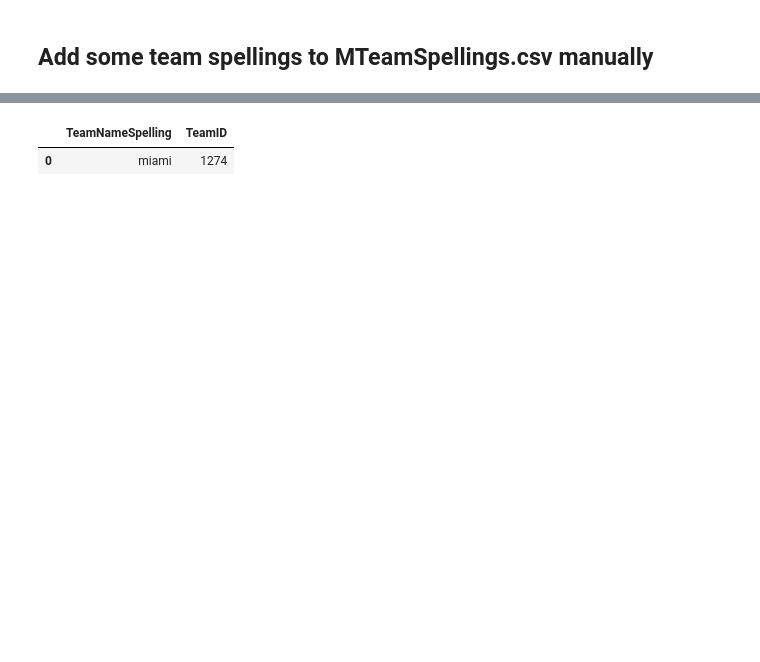
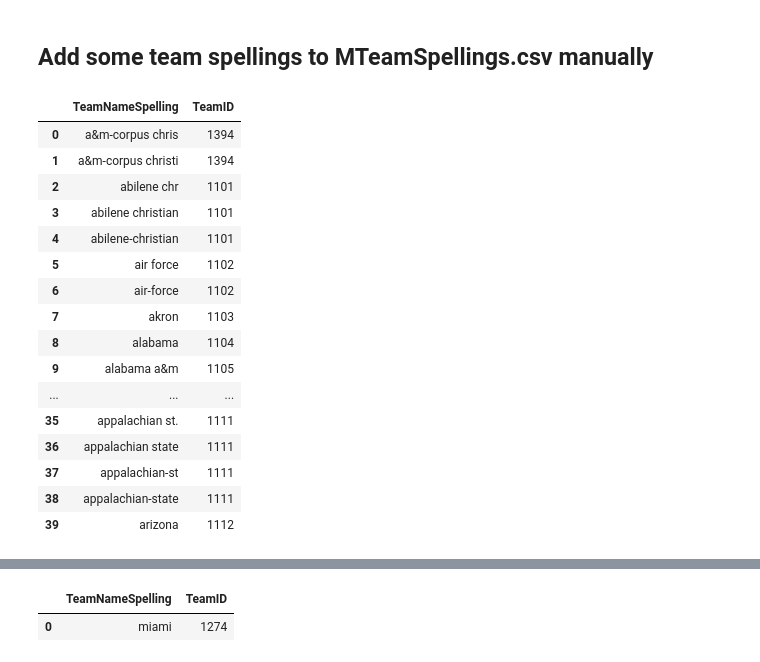
Before and after one commit to dylanfarrell/march-madness-bracket-prediction, a Jupyter notebook: preseason_top_25_scrape.ipynb, the cells around one changed output, grey strips where cells are left out. Saved outputs shown, nothing was run; the diff lists cells and outputs as text; code cells hidden in the pictures; blank space fills up the shorter version.

```diff
--- a/preseason_top_25_scrape.ipynb
+++ b/preseason_top_25_scrape.ipynb
@@ -10,3 +19,23 @@ from constants import KAGGLE_DIR, GENERATED_DIR, CURRENT_YR
 ## Add some team spellings to MTeamSpellings.csv manually
 # %%
 team_spellings = pd.read_csv(f'{KAGGLE_DIR}/MTeamSpellings.csv', encoding='unicode_escape')
+# %%
+team_spellings.head(40)
+# %% [output]
+|  | TeamNameSpelling | TeamID |
+| 0 | a&m-corpus chris | 1394 |
+| 1 | a&m-corpus christi | 1394 |
+| 2 | abilene chr | 1101 |
+| 3 | abilene christian | 1101 |
+| 4 | abilene-christian | 1101 |
+| 5 | air force | 1102 |
+| 6 | air-force | 1102 |
+| 7 | akron | 1103 |
+| 8 | alabama | 1104 |
+| 9 | alabama a&m | 1105 |
+| ... | ... | ... |
+| 35 | appalachian st. | 1111 |
+| 36 | appalachian state | 1111 |
+| 37 | appalachian-st | 1111 |
+| 38 | appalachian-state | 1111 |
+| 39 | arizona | 1112 |
```
Also changed, not shown: parts of 11 cells of this notebook.
